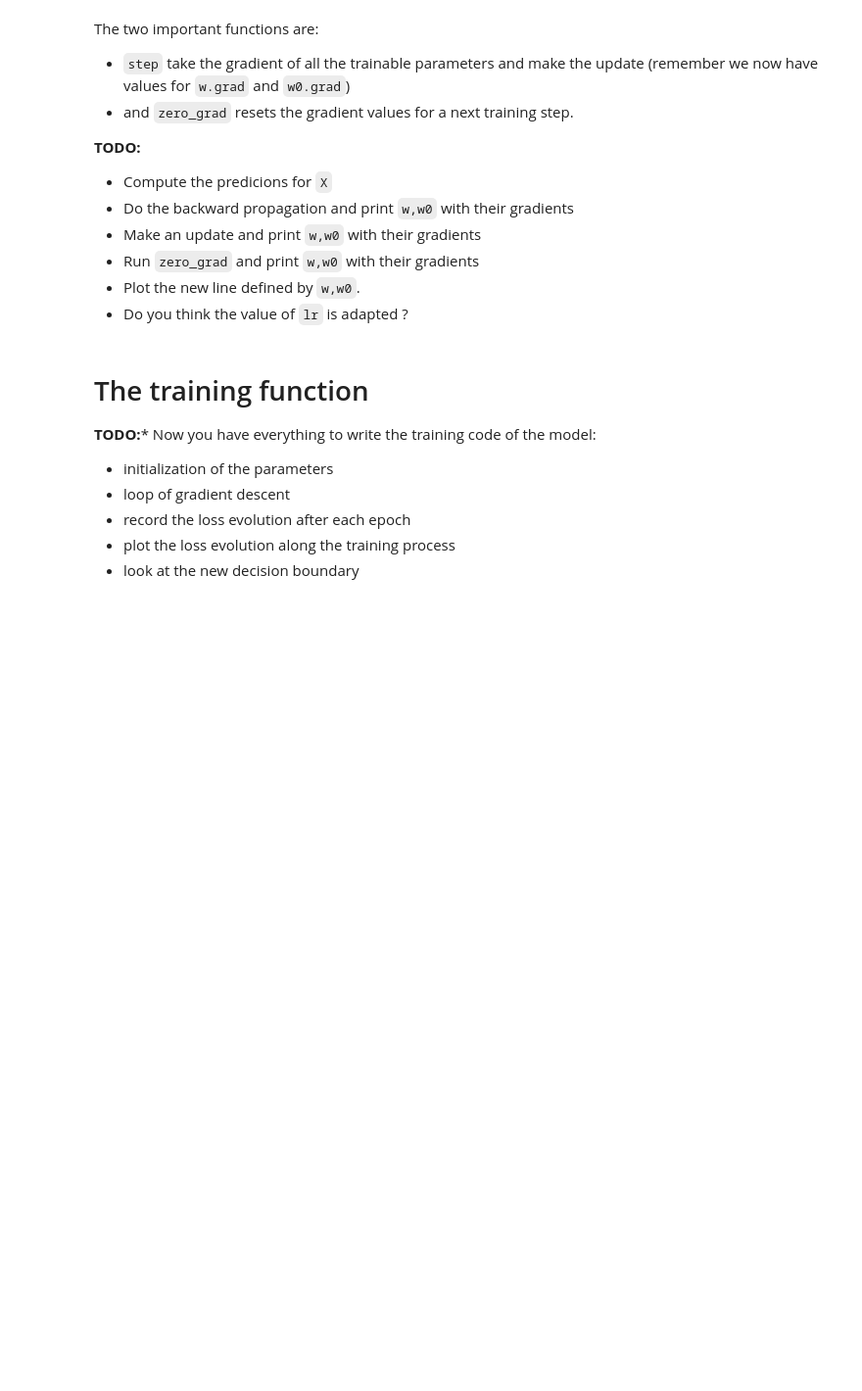
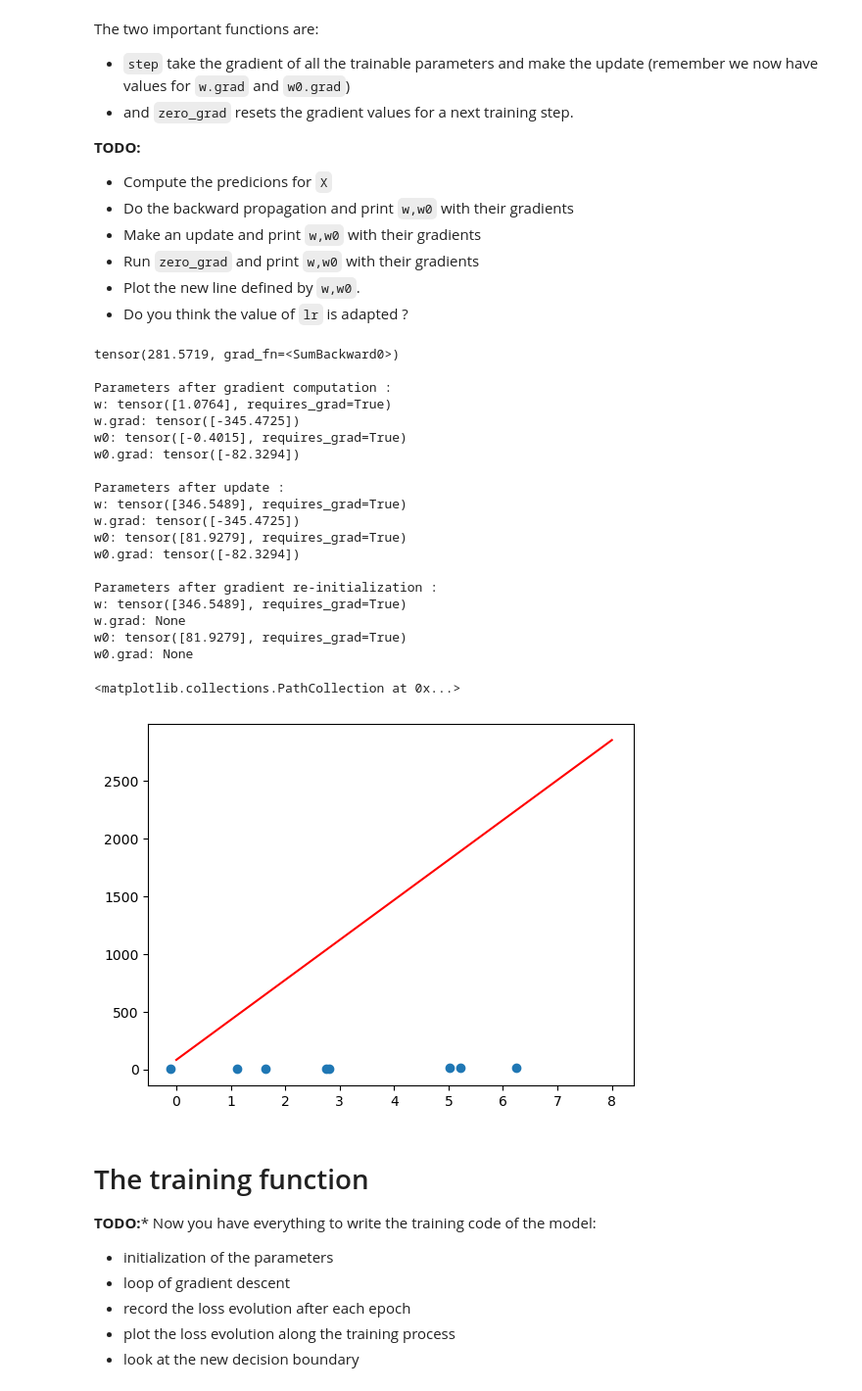
Before and after one commit to caalec/Deep-Learning, a Jupyter notebook: DL2A-pytorch-intro.ipynb, the cells around one changed output. Shown at 98% size. Drawn from its saved outputs; the diff is of its cells as text; code cells hidden in the pictures; blank space fills up the shorter version.

```diff
--- a/DL2A-pytorch-intro.ipynb
+++ b/DL2A-pytorch-intro.ipynb
@@ -236,6 +499,61 @@ The two important functions are:
 - Run `zero_grad`  and print `w,w0` with their gradients
 - Plot the new line defined by `w,w0`.
 - Do you think the value of `lr` is adapted ?
+# %%
+loss = (w*X+w0-Y).pow(2).sum()
+print(loss)
+
+loss.backward()
+
+print("\nParameters after gradient computation :")
+print("w:",w)
+print("w.grad:",w.grad)  # the gradient of loss with respect to w
+print("w0:",w0)
+print("w0.grad:",w0.grad) # the gradient of loss with respect to w0
+
+sgd.step()
+
+print("\nParameters after update :")
+print("w:",w)
+print("w.grad:",w.grad)  # the gradient of loss with respect to w
+print("w0:",w0)
+print("w0.grad:",w0.grad) # the gradient of loss with respect to w0
+
+sgd.zero_grad()
+
+print("\nParameters after gradient re-initialization :")
+print("w:",w)
+print("w.grad:",w.grad)  # the gradient of loss with respect to w
+print("w0:",w0)
+print("w0.grad:",w0.grad) # the gradient of loss with respect to w0
+
+xs = th.linspace(0,8,2) # need 2 points for a line
+plt.plot(xs,(w*xs+w0).detach(),'r')
+plt.scatter(X,Y)
+
+#lr is clearly not adapted and is too big. A better value should be around 0.01-0.1. Here, it goes from one extreme of the gradient to the other extreme.
+# %% [output]
+tensor(281.5719, grad_fn=<SumBackward0>)
+
+Parameters after gradient computation :
+w: tensor([1.0764], requires_grad=True)
+w.grad: tensor([-345.4725])
+w0: tensor([-0.4015], requires_grad=True)
+w0.grad: tensor([-82.3294])
+
+Parameters after update :
+w: tensor([346.5489], requires_grad=True)
+w.grad: tensor([-345.4725])
+w0: tensor([81.9279], requires_grad=True)
+w0.grad: tensor([-82.3294])
+
+Parameters after gradient re-initialization :
+w: tensor([346.5489], requires_grad=True)
+w.grad: None
+w0: tensor([81.9279], requires_grad=True)
+w0.grad: None
+<matplotlib.collections.PathCollection at 0x...>
+[figure, added]
 # %% [markdown]
 # The training function
 
```
Also changed, not shown: parts of 54 cells of this notebook.
